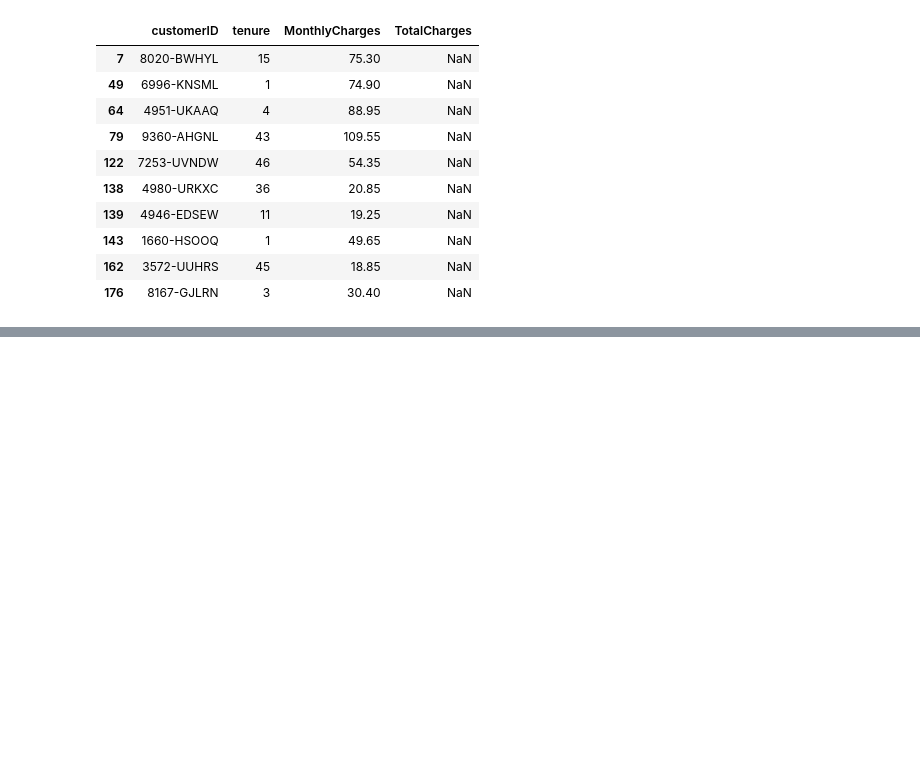
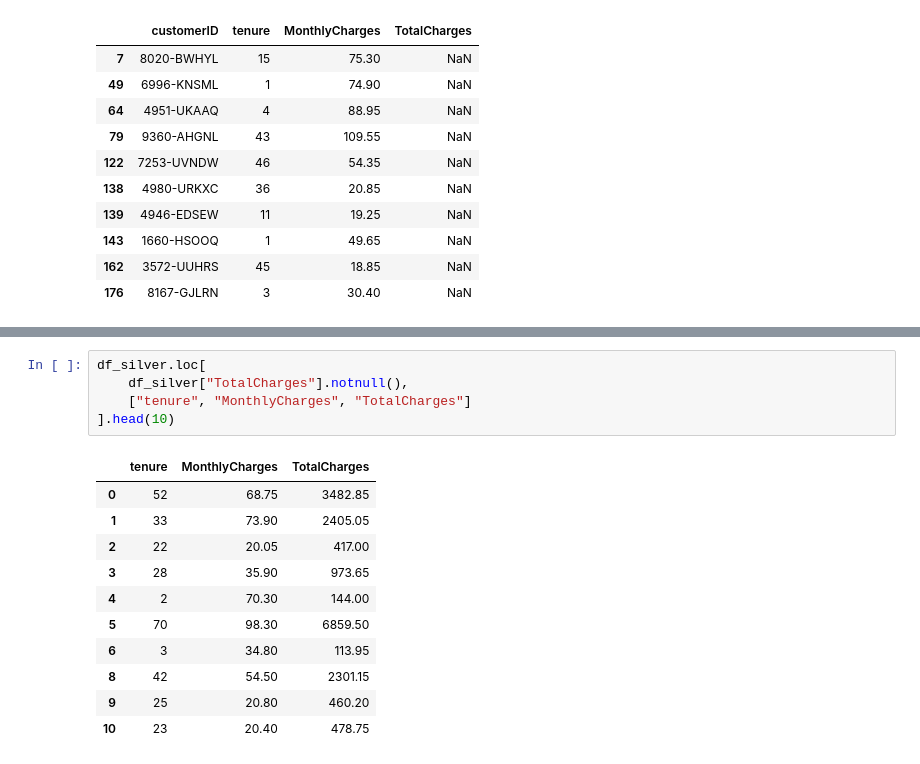
Before and after one commit to gziinx/PII2_databricks, a Jupyter notebook: 02_silver.ipynb, the cells around one changed output, grey strips where cells are left out. Drawn from its saved outputs; the diff is of its cells as text; blank space fills up the shorter version.

```diff
--- a/02_silver.ipynb
+++ b/02_silver.ipynb
@@ -267,0 +294,17 @@ df_silver.loc[
+# %%
+df_silver.loc[
+    df_silver["TotalCharges"].notnull(),
+    ["tenure", "MonthlyCharges", "TotalCharges"]
+].head(10)
+# %% [output]
+|  | tenure | MonthlyCharges | TotalCharges |
+| 0 | 52 | 68.75 | 3482.85 |
+| 1 | 33 | 73.90 | 2405.05 |
+| 2 | 22 | 20.05 | 417.00 |
+| 3 | 28 | 35.90 | 973.65 |
+| 4 | 2 | 70.30 | 144.00 |
+| 5 | 70 | 98.30 | 6859.50 |
+| 6 | 3 | 34.80 | 113.95 |
+| 8 | 42 | 54.50 | 2301.15 |
+| 9 | 25 | 20.80 | 460.20 |
+| 10 | 23 | 20.40 | 478.75 |
```
Also changed, not shown: parts of 43 cells of this notebook, 7 other files.
